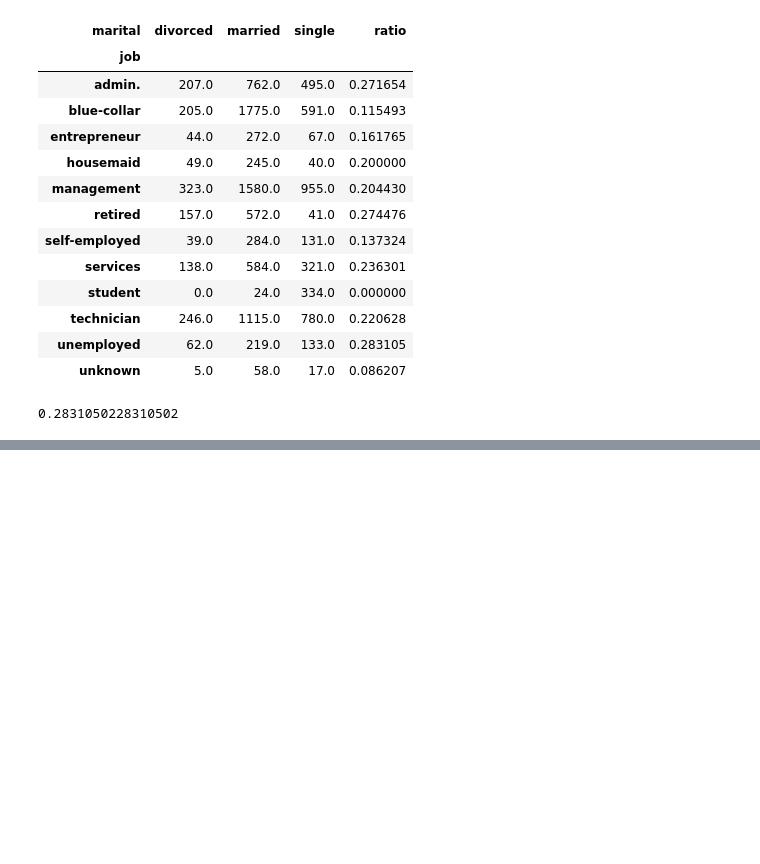
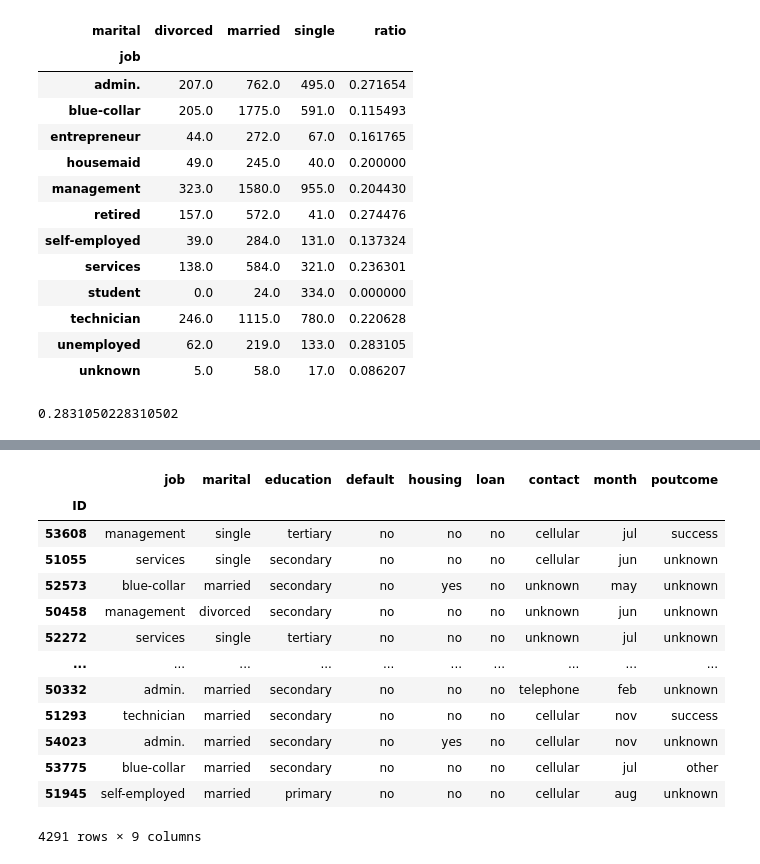
Before and after one commit to hyunji2776/bigdata, a Jupyter notebook: DataManim_Test1.ipynb, the cells around one changed output, grey strips where cells are left out. Saved outputs shown, nothing was run; the diff lists cells and outputs as text; code cells hidden in the pictures; blank space fills up the shorter version.

```diff
--- a/DataManim_Test1.ipynb
+++ b/DataManim_Test1.ipynb
@@ -246,0 +283,2 @@ print(result)
+# %%
+x_test = test.copy()
@@ -246,0 +344,18 @@ print(result)
+# %%
+x_test_encoding = x_test[['job','marital','education','default','housing','loan','contact','month','poutcome']]
+x_test_encoding
+# %% [output]
+|  | job | marital | education | default | housing | loan | contact | month | poutcome |
+| ID |  |  |  |  |  |  |  |  |  |
+| 53608 | management | single | tertiary | no | no | no | cellular | jul | success |
+| 51055 | services | single | secondary | no | no | no | cellular | jun | unknown |
+| 52573 | blue-collar | married | secondary | no | yes | no | unknown | may | unknown |
+| 50458 | management | divorced | secondary | no | no | no | unknown | jun | unknown |
+| 52272 | services | single | tertiary | no | no | no | unknown | jul | unknown |
+| ... | ... | ... | ... | ... | ... | ... | ... | ... | ... |
+| 50332 | admin. | married | secondary | no | no | no | telephone | feb | unknown |
+| 51293 | technician | married | secondary | no | no | no | cellular | nov | success |
+| 54023 | admin. | married | secondary | no | yes | no | cellular | nov | unknown |
+| 53775 | blue-collar | married | secondary | no | no | no | cellular | jul | other |
+| 51945 | self-employed | married | primary | no | no | no | cellular | aug | unknown |
+4291 rows × 9 columns
```
Also changed, not shown: parts of 25 cells of this notebook.
